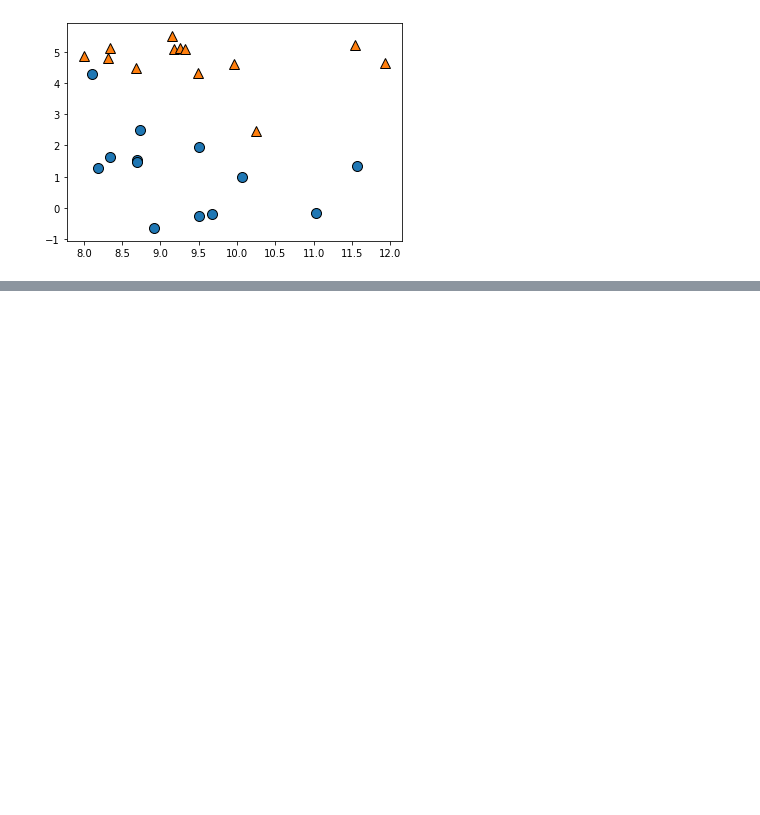
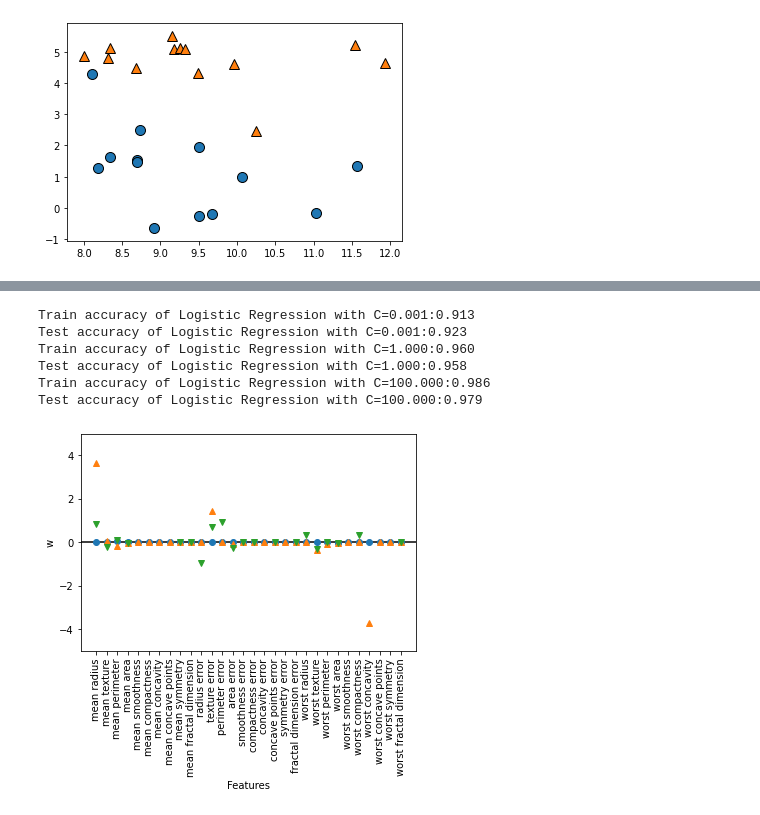
Before and after one commit to rohee119/bdna, a Jupyter notebook: 김로희10강.ipynb, the cells around one changed output, grey strips where cells are left out. Drawn from its saved outputs; the diff is of its cells as text; code cells hidden in the pictures; blank space fills up the shorter version.

```diff
--- a/김로희10강.ipynb
+++ b/김로희10강.ipynb
@@ -40,0 +55,3 @@ LogisticRegression()
+# %%
+from sklearn.datasets import load_breast_cancer
+cancer=load_breast_cancer()
@@ -40,0 +184,24 @@ LogisticRegression()
+# %%
+for C,marker in zip([0.001,1,100],['o','^','v']):
+  lr_l1=LogisticRegression(C=C,penalty='l1',solver='liblinear',max_iter=10000).fit(X_train,y_train)
+  print('Train accuracy of Logistic Regression with C={:.3f}:{:.3f}'.format(C,lr_l1.score(X_train,y_train)))
+  print('Test accuracy of Logistic Regression with C={:.3f}:{:.3f}'.format(C,lr_l1.score(X_test,y_test)))
+
+  plt.plot(lr_l1.coef_.T,marker,label='C={:.3f}'.format(C))
+
+plt.xticks(range(cancer.data.shape[1]),cancer.feature_names,rotation=90)
+xlims=plt.xlim()
+plt.hlines(0,xlims[0],xlims[1])
+plt.xlim(xlims)
+plt.xlabel('Features')
+plt.ylabel('w')
+plt.ylim(-5,5)
+plt.show()
+# %% [output]
+Train accuracy of Logistic Regression with C=0.001:0.913
+Test accuracy of Logistic Regression with C=0.001:0.923
+Train accuracy of Logistic Regression with C=1.000:0.960
+Test accuracy of Logistic Regression with C=1.000:0.958
+Train accuracy of Logistic Regression with C=100.000:0.986
+Test accuracy of Logistic Regression with C=100.000:0.979
+[figure, added]
```
Also changed, not shown: parts of 22 cells of this notebook.
